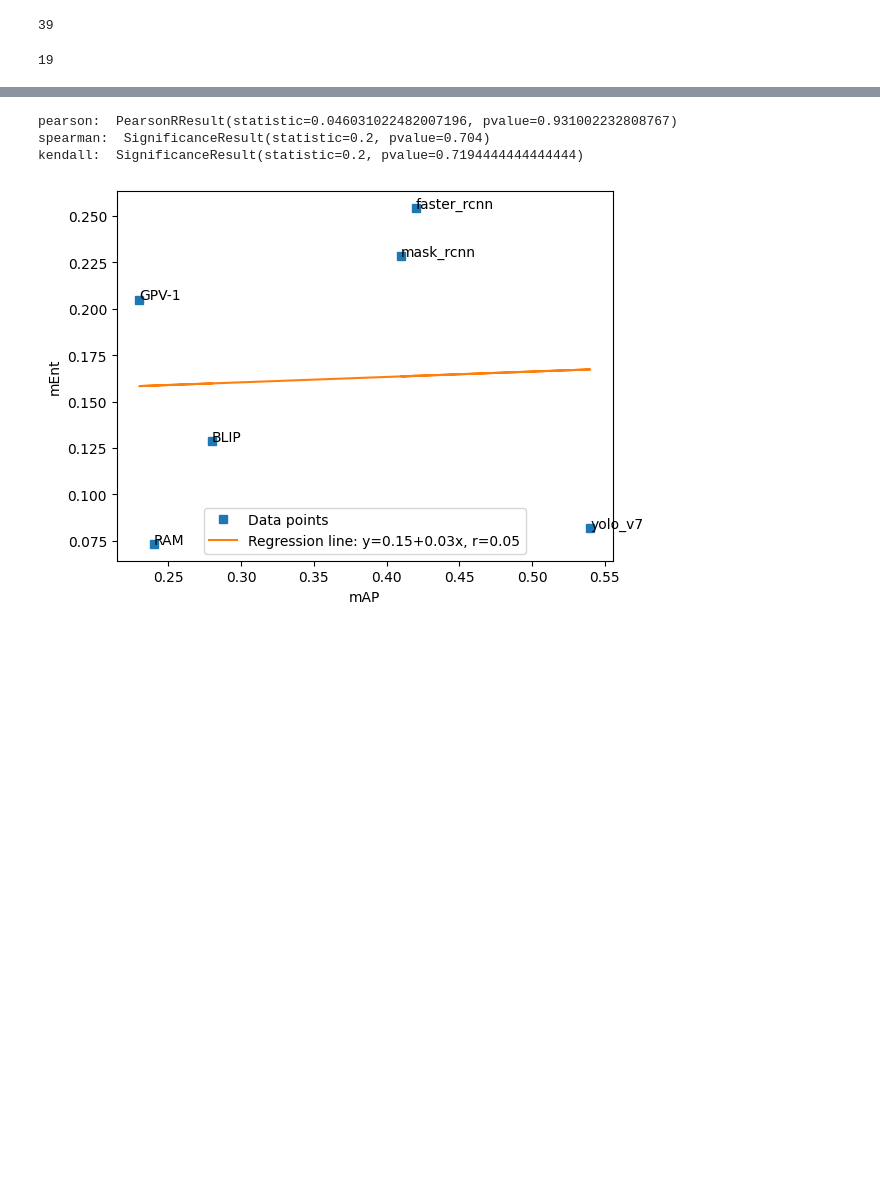
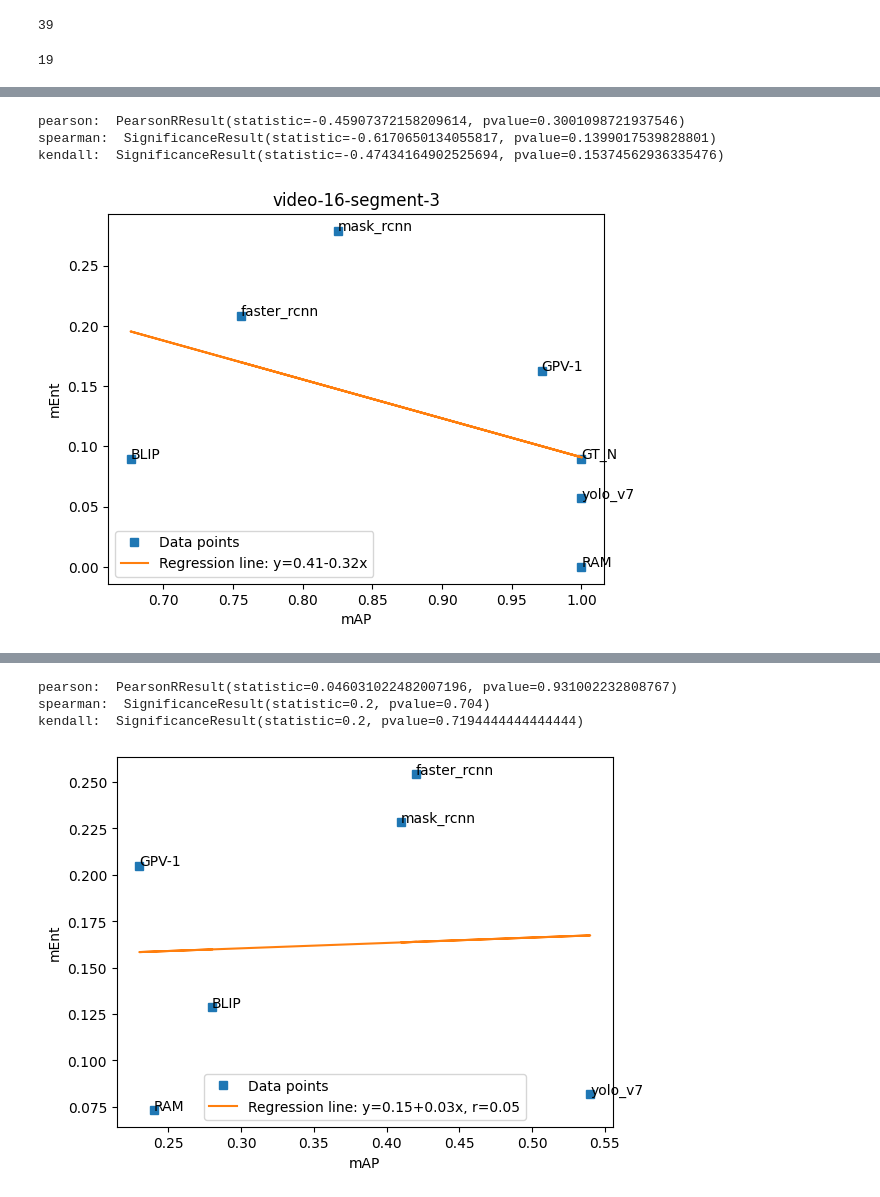
Before and after one commit to Shohan29531/Dashboard-For-VQA, a Jupyter notebook: utils_notebooks/entropy_with_ifs.ipynb, the cells around one changed output, grey strips where cells are left out. Drawn from its saved outputs; the diff is of its cells as text; code cells hidden in the pictures; blank space fills up the shorter version.

```diff
--- a/utils_notebooks/entropy_with_ifs.ipynb
+++ b/utils_notebooks/entropy_with_ifs.ipynb
@@ -511 +770,40 @@ vid_wise_model_prec_df
+# %%
+mEnt = {}
+v_s_ = ['video-16-segment-3']
+
+for key in dict(vid_wise_model_ent_df.mean(axis='columns')):
+    if key in ['HRNet_V2', 'GT_N (without lpips)']: # , 'GT_N (with lpips)'
+        continue
+    mEnt[key] = dict(vid_wise_model_ent_df.reindex(columns=v_s_).mean(axis='columns'))[key]
+
+mAP = {}
+
+for key in dict(vid_wise_model_prec_df.mean(axis='columns')):
+    if key in ['HRNet_V2', 'GT_N (without lpips)']: # , 'GT_N (with lpips)'
+        continue
+    mAP[key] = dict(vid_wise_model_prec_df.reindex(columns=v_s_).mean(axis='columns'))[key]
+
+x, y = np.array(list(mAP.values())), np.array(list(mEnt.values()))
+print("pearson: ", scipy.stats.pearsonr(x, y))
+print("spearman: ", scipy.stats.spearmanr(x, y))
+print("kendall: ", scipy.stats.kendalltau(x, y))
+slope, intercept, r, p, stderr = scipy.stats.linregress(x, y)
+line = f'Regression line: y={intercept:.2f}-{abs(slope):.2f}x'
+fig, ax = plt.subplots()
+ax.plot(x, y, linewidth=0, marker='s', label='Data points')
+for i, txt in enumerate(mAP.keys()):
+    ax.annotate(txt, (x[i], y[i]))
+ax.plot(x, intercept + slope * x, label=line)
+ax.set_xlabel('mAP')
+ax.set_ylabel('mEnt')
+ax.legend(facecolor='white')
+# plt.xlim(0.18, 0.7)
+# plt.ylim(0.36, 0.55)
+plt.title(f"{v_s_[0]}")
+plt.show()
+# %% [output]
+pearson:  PearsonRResult(statistic=-0.45907372158209614, pvalue=0.3001098721937546)
+spearman:  SignificanceResult(statistic=-0.6170650134055817, pvalue=0.1399017539828801)
+kendall:  SignificanceResult(statistic=-0.47434164902525694, pvalue=0.15374562936335476)
+[figure, added]
 # %%
```
Also changed, not shown: parts of 26 cells of this notebook, 2 other files.
